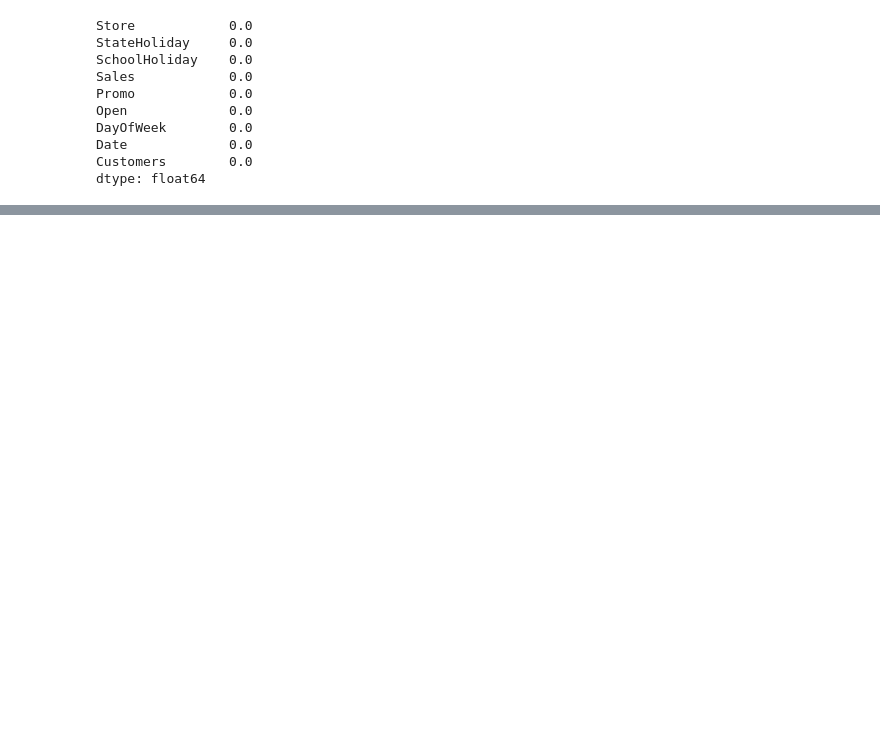
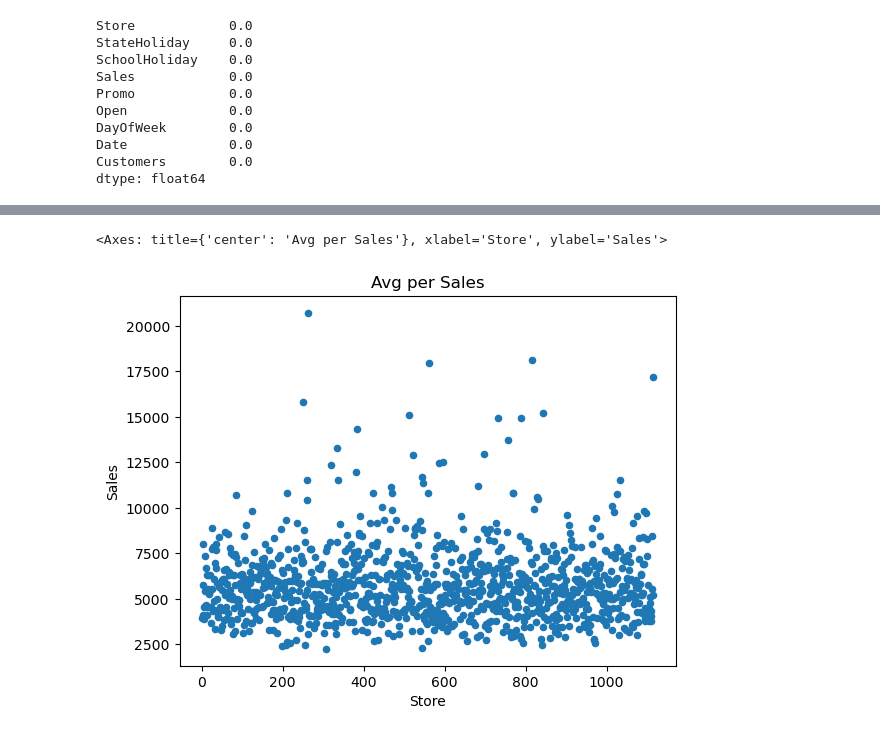
Before and after one commit to omid-sar/Interview-Preparation, a Jupyter notebook: data_manipulation/test.ipynb, the cells around one changed output, grey strips where cells are left out. Drawn from its saved outputs; the diff is of its cells as text; code cells hidden in the pictures; blank space fills up the shorter version.

```diff
--- a/data_manipulation/test.ipynb
+++ b/data_manipulation/test.ipynb
@@ -910,0 +993,5 @@ array(['0', 'a', 'b', 'c', 0], dtype=object)
+# %%
+df.groupby('Store').mean().reset_index().plot.scatter(x='Store', y='Sales', title="Avg per Sales")
+# %% [output]
+<Axes: title={'center': 'Avg per Sales'}, xlabel='Store', ylabel='Sales'>
+[figure, added]
```
Also changed, not shown: parts of 21 cells of this notebook.
